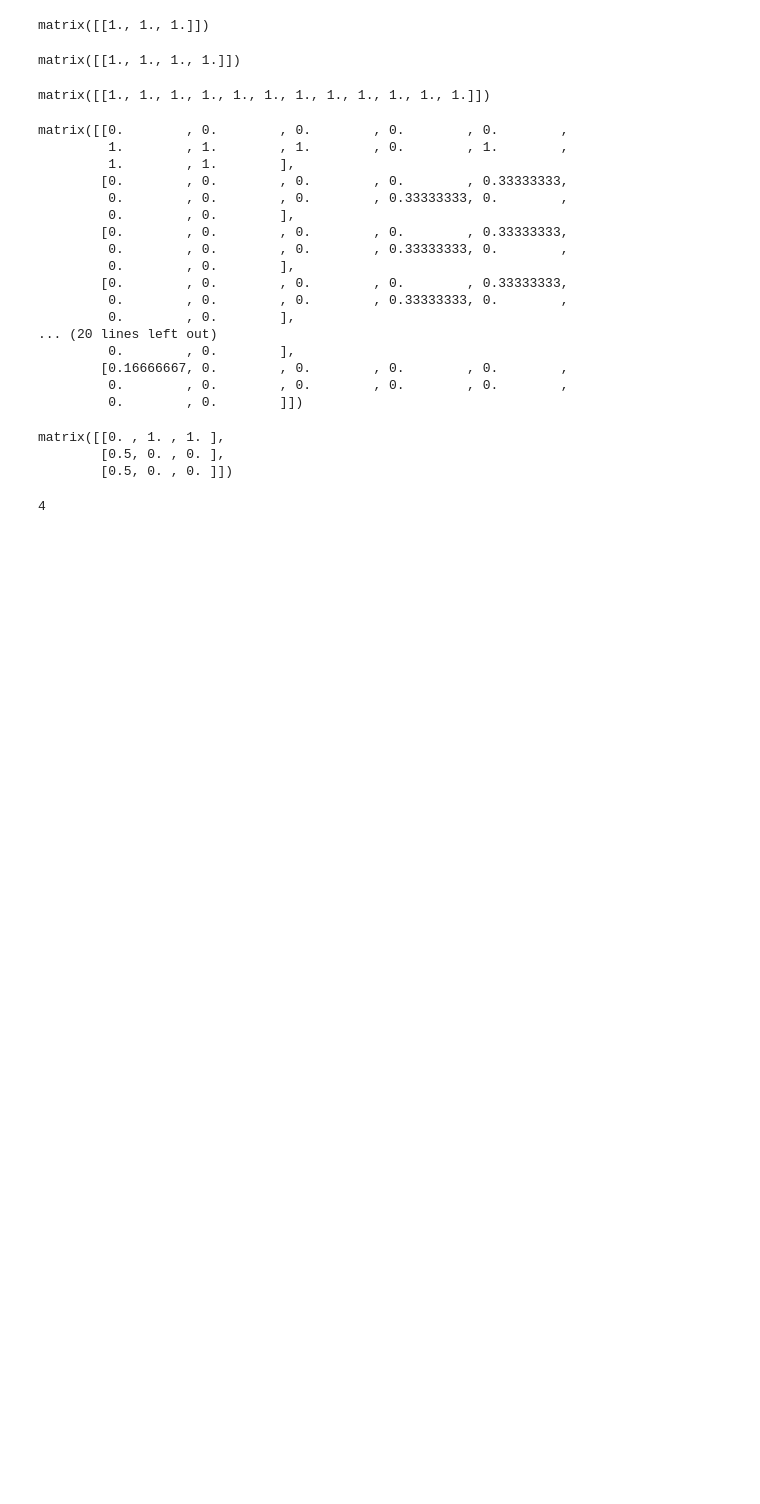
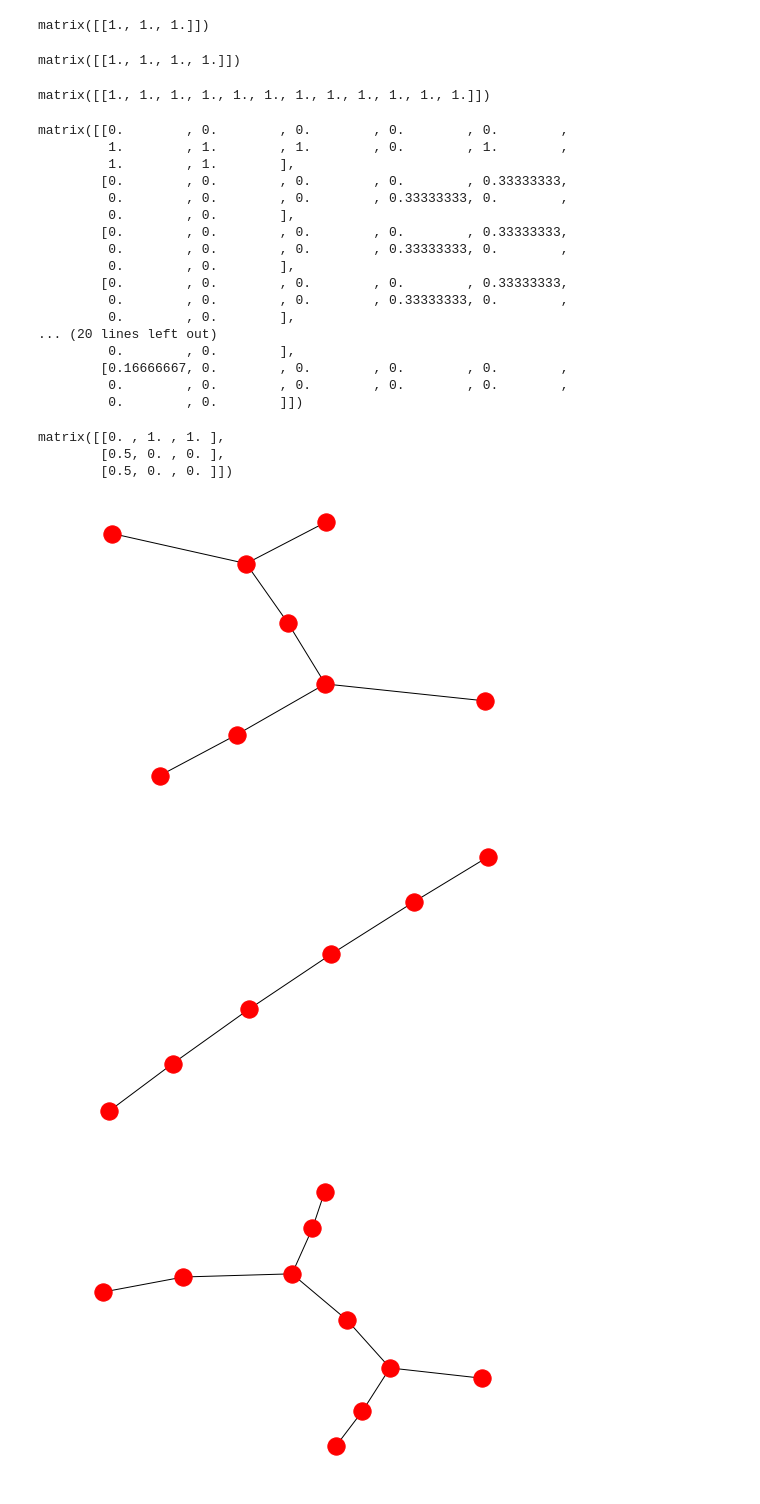
Before and after one commit to leoandeol/graph-kernels, a Jupyter notebook: tests.ipynb, the cells around one changed output. Saved outputs shown, nothing was run; the diff lists cells and outputs as text; code cells hidden in the pictures; blank space fills up the shorter version.

Commit message:
Finished graph alterations

```diff
--- a/tests.ipynb
+++ b/tests.ipynb
@@ -150,7 +150,3 @@ A
 matrix([[0. , 1. , 1. ],
         [0.5, 0. , 0. ],
         [0.5, 0. , 0. ]])
-# %%
-len(A.nonzero()[0])
-# %% [output]
-4
@@ -156,0 +159,14 @@ len(A.nonzero()[0])
+# %%
+d = Database()
+s = d.gen_graph("tree",8,1)
+nx.draw(s)
+s2 = d.alter_graph_struct(s, "tree", 2)
+plt.figure()
+nx.draw(s2)
+s2 = d.alter_graph_struct(s, "tree", 2)
+plt.figure()
+nx.draw(s2)
+# %% [output]
+[figure, added]
+[figure, added]
+[figure, added]
```
Also changed, not shown: parts of 1 cell of this notebook, 8 other files.
